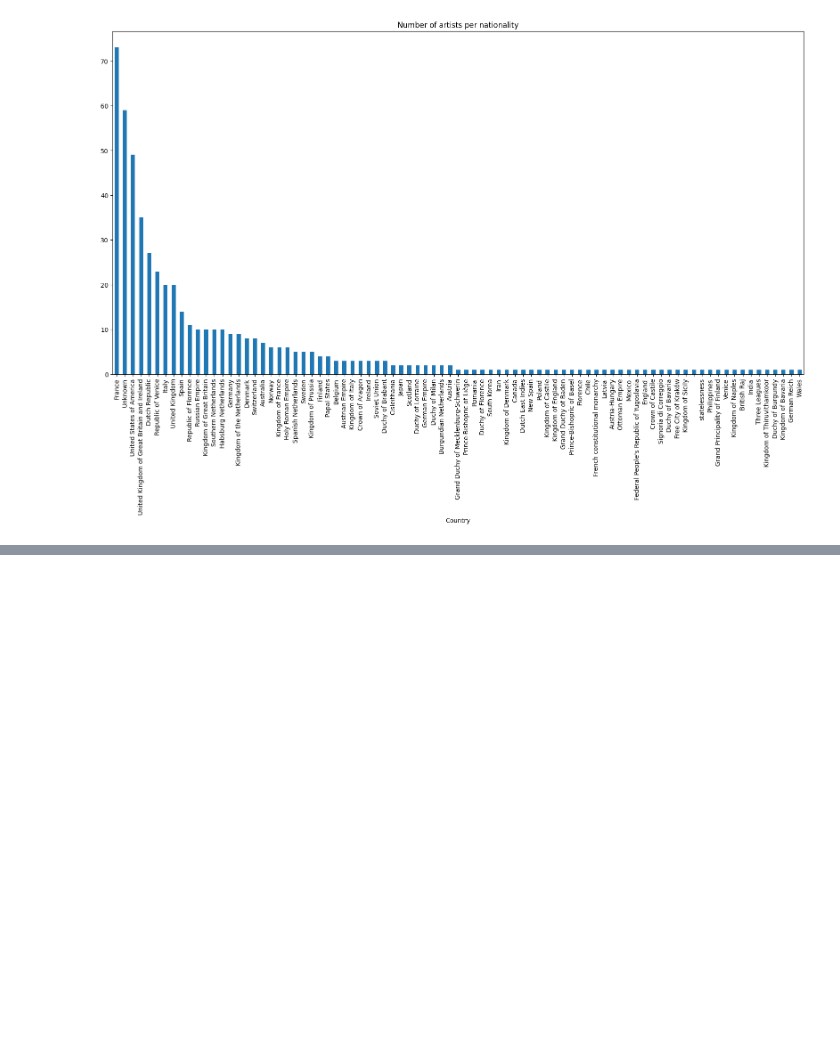
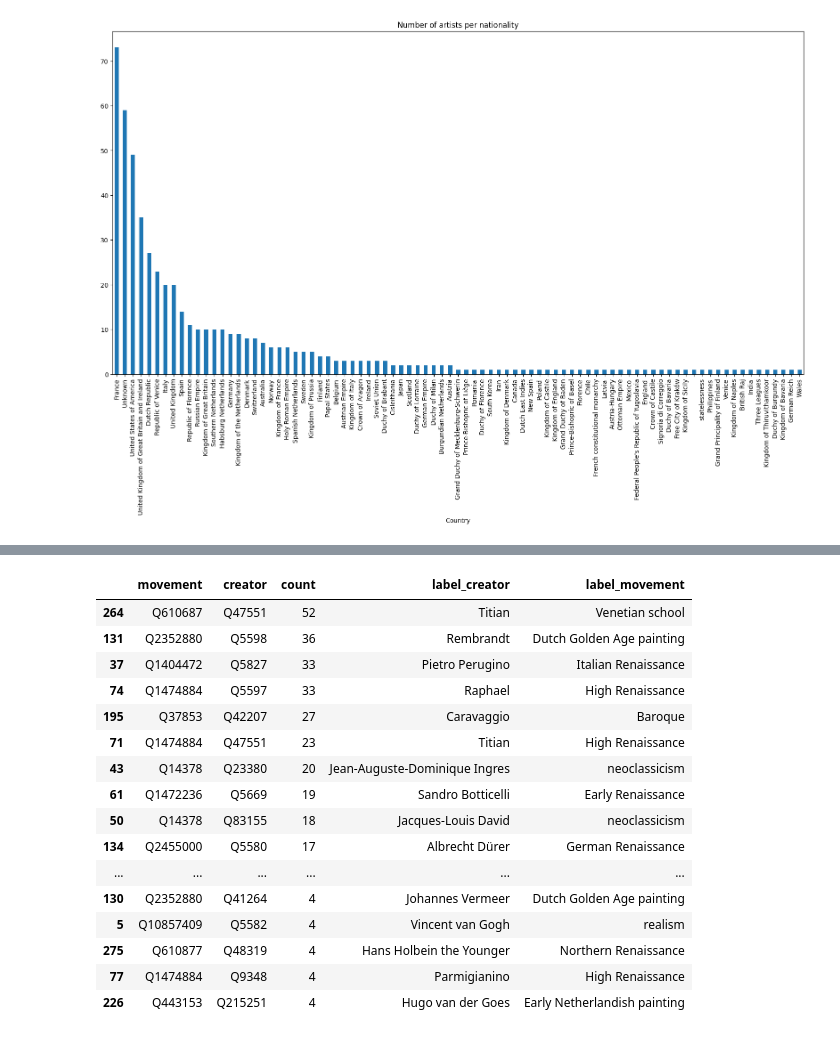
Before and after one commit to HPI-Information-Systems/MELArt, a Jupyter notebook: statistics.ipynb, the cells around one changed output, grey strips where cells are left out. Cells and saved outputs as stored; diff of their text form; code cells hidden in the pictures; blank space fills up the shorter version.

Commit message:
Aggregation movement vs creator

```diff
--- a/statistics.ipynb
+++ b/statistics.ipynb
@@ -295,3 +295,6 @@ df_nationalities.sort_values('cant_artists', ascending=False).plot(kind='bar', x
 # %% [output]
 <Axes: title={'center': 'Number of artists per nationality'}, xlabel='Country'>
 [figure]
+# %%
+df_movements_creators=df_movement.merge(df_creator, left_on='ent', right_on='ent')
+df_movements_creators.head()
@@ -297,0 +308,27 @@ df_nationalities.sort_values('cant_artists', ascending=False).plot(kind='bar', x
+# %%
+#bar chart with the number of artworks per movement and creator, creators are bars and movements are stacked
+df_movements_creators_count=df_movements_creators.groupby(['movement','creator']).size().reset_index(name='count')
+df_movements_creators_count=df_movements_creators_count.sort_values('count', ascending=False)
+df_movements_creators_count["label_creator"]=df_movements_creators_count["creator"].apply(lambda x: creator_labels.get(x, ["Unknown"])[0])
+df_movements_creators_count["label_movement"]=df_movements_creators_count["movement"].apply(lambda x: movement_labels.get(x, ["Unknown"])[0])
+df_movements_creators_count=df_movements_creators_count[df_movements_creators_count["label_creator"]!="Unknown"]
+df_movements_creators_count=df_movements_creators_count[df_movements_creators_count["label_movement"]!="Unknown"]
+df_movements_creators_count.head(50)
+# %% [output]
+|  | movement | creator | count | label_creator | label_movement |
+| 264 | Q610687 | Q47551 | 52 | Titian | Venetian school |
+| 131 | Q2352880 | Q5598 | 36 | Rembrandt | Dutch Golden Age painting |
+| 37 | Q1404472 | Q5827 | 33 | Pietro Perugino | Italian Renaissance |
+| 74 | Q1474884 | Q5597 | 33 | Raphael | High Renaissance |
+| 195 | Q37853 | Q42207 | 27 | Caravaggio | Baroque |
+| 71 | Q1474884 | Q47551 | 23 | Titian | High Renaissance |
+| 43 | Q14378 | Q23380 | 20 | Jean-Auguste-Dominique Ingres | neoclassicism |
+| 61 | Q1472236 | Q5669 | 19 | Sandro Botticelli | Early Renaissance |
+| 50 | Q14378 | Q83155 | 18 | Jacques-Louis David | neoclassicism |
+| 134 | Q2455000 | Q5580 | 17 | Albrecht Dürer | German Renaissance |
+| ... | ... | ... | ... | ... | ... |
+| 130 | Q2352880 | Q41264 | 4 | Johannes Vermeer | Dutch Golden Age painting |
+| 5 | Q10857409 | Q5582 | 4 | Vincent van Gogh | realism |
+| 275 | Q610877 | Q48319 | 4 | Hans Holbein the Younger | Northern Renaissance |
+| 77 | Q1474884 | Q9348 | 4 | Parmigianino | High Renaissance |
+| 226 | Q443153 | Q215251 | 4 | Hugo van der Goes | Early Netherlandish painting |
```
Also changed, not shown: parts of 7 cells of this notebook.
